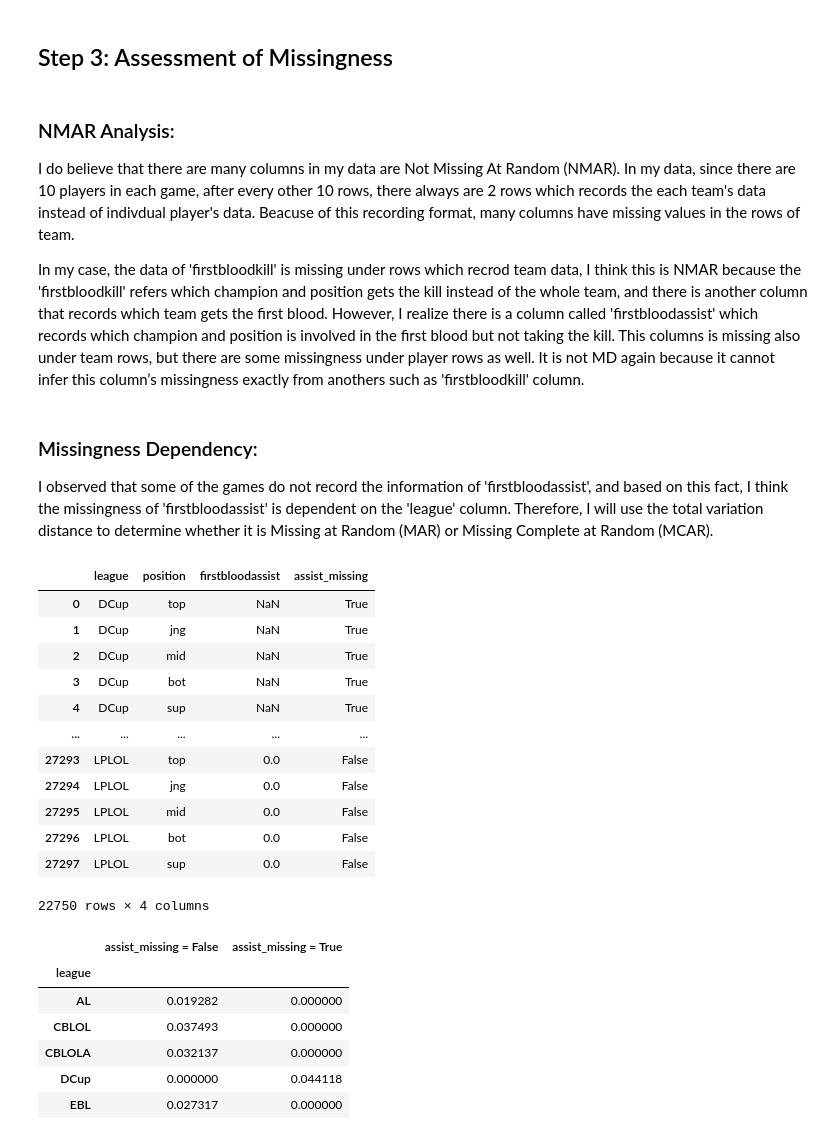
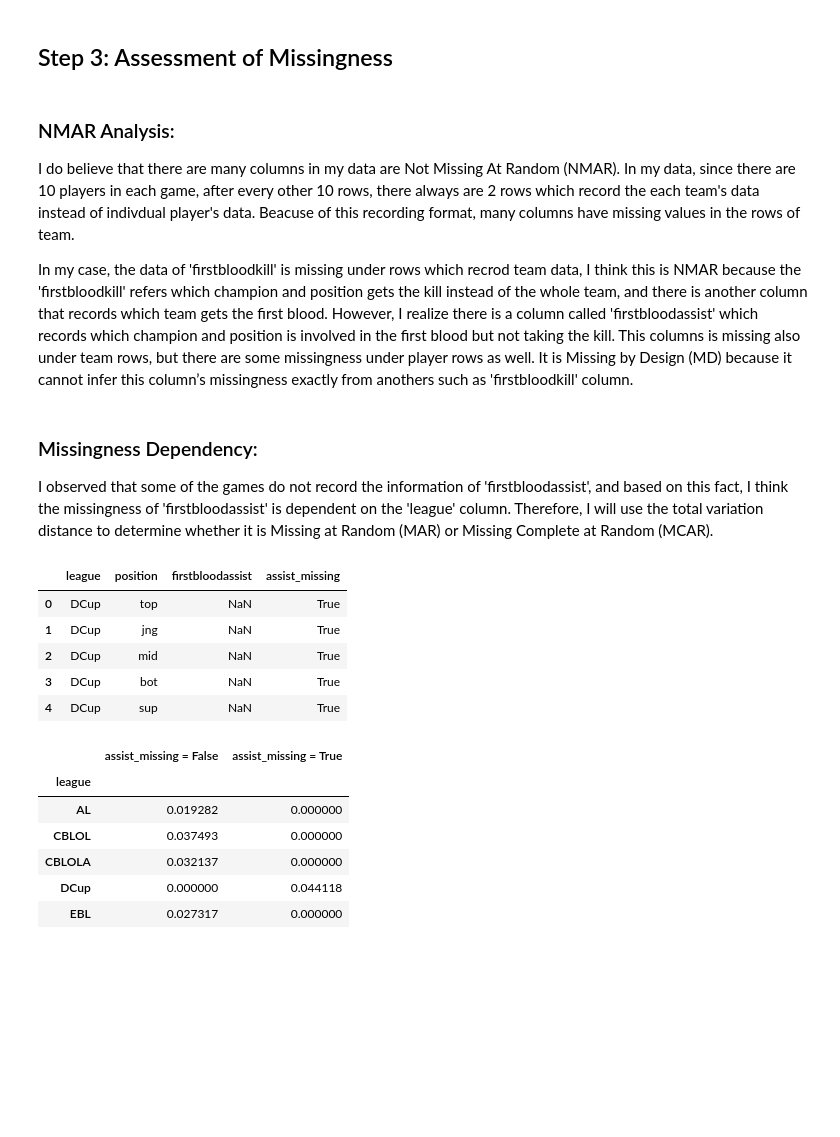
Before and after one commit to OneGrayZ/League-of-Legends-Research-, a Jupyter notebook: template.ipynb, the cells around one changed output. Drawn from its saved outputs; the diff is of its cells as text; code cells hidden in the pictures; blank space fills up the shorter version.

```diff
--- a/template.ipynb
+++ b/template.ipynb
@@ -131,32 +131,25 @@ df.groupby('champion')['result'].agg(['sum','count', 'mean'])
 ## Step 3: Assessment of Missingness
 # %% [markdown]
 ### NMAR Analysis:
-I do believe that there are many columns in my data are Not Missing At Random (NMAR). In my data, since there are 10 players in each game, after every other 10 rows, there always are 2 rows which records the each team's data instead of indivdual player's data. Beacuse of this recording format, many columns have missing values in the rows of team.
+I do believe that there are many columns in my data are Not Missing At Random (NMAR). In my data, since there are 10 players in each game, after every other 10 rows, there always are 2 rows which record the each team's data instead of indivdual player's data. Beacuse of this recording format, many columns have missing values in the rows of team.
 
-In my case, the data of 'firstbloodkill' is missing under rows which recrod team data, I think this is NMAR because the 'firstbloodkill' refers which champion and position gets the kill instead of the whole team, and there is another column that records which team gets the first blood. However, I realize there is a column called 'firstbloodassist' which records which champion and position is involved in the first blood but not taking the kill. This columns is missing also under team rows, but there are some missingness under player rows as well. It is not MD again because it cannot infer this column’s missingness exactly from anothers such as 'firstbloodkill' column.
+In my case, the data of 'firstbloodkill' is missing under rows which recrod team data, I think this is NMAR because the 'firstbloodkill' refers which champion and position gets the kill instead of the whole team, and there is another column that records which team gets the first blood. However, I realize there is a column called 'firstbloodassist' which records which champion and position is involved in the first blood but not taking the kill. This columns is missing also under team rows, but there are some missingness under player rows as well. It is Missing by Design (MD) because it cannot infer this column’s missingness exactly from anothers such as 'firstbloodkill' column.
 # %% [markdown]
 ### Missingness Dependency:
 I observed that some of the games do not record the information of 'firstbloodassist', and based on this fact, I think the missingness of 'firstbloodassist' is dependent on the 'league' column. Therefore, I will use the total variation distance to determine whether it is Missing at Random (MAR) or Missing Complete at Random (MCAR).
 # %%
 df2 = pd.read_csv('2024_LoL_esports_match_data_from_OraclesElixir.csv')
 df2 = df2[['league', 'position','firstbloodassist']]
 df2 = df2[df2['position'] != 'team']
 df2['assist_missing'] = df2['firstbloodassist'].isna()
-df2
+df2.head()
 # %% [output]
 |  | league | position | firstbloodassist | assist_missing |
 | 0 | DCup | top | NaN | True |
 | 1 | DCup | jng | NaN | True |
 | 2 | DCup | mid | NaN | True |
 | 3 | DCup | bot | NaN | True |
 | 4 | DCup | sup | NaN | True |
-| ... | ... | ... | ... | ... |
-| 27293 | LPLOL | top | 0.0 | False |
-| 27294 | LPLOL | jng | 0.0 | False |
-| 27295 | LPLOL | mid | 0.0 | False |
-| 27296 | LPLOL | bot | 0.0 | False |
-| 27297 | LPLOL | sup | 0.0 | False |
-22750 rows × 4 columns
 # %%
 league_dist = (
     df2
```
Also changed, not shown: parts of 10 cells of this notebook, 9 other files.
